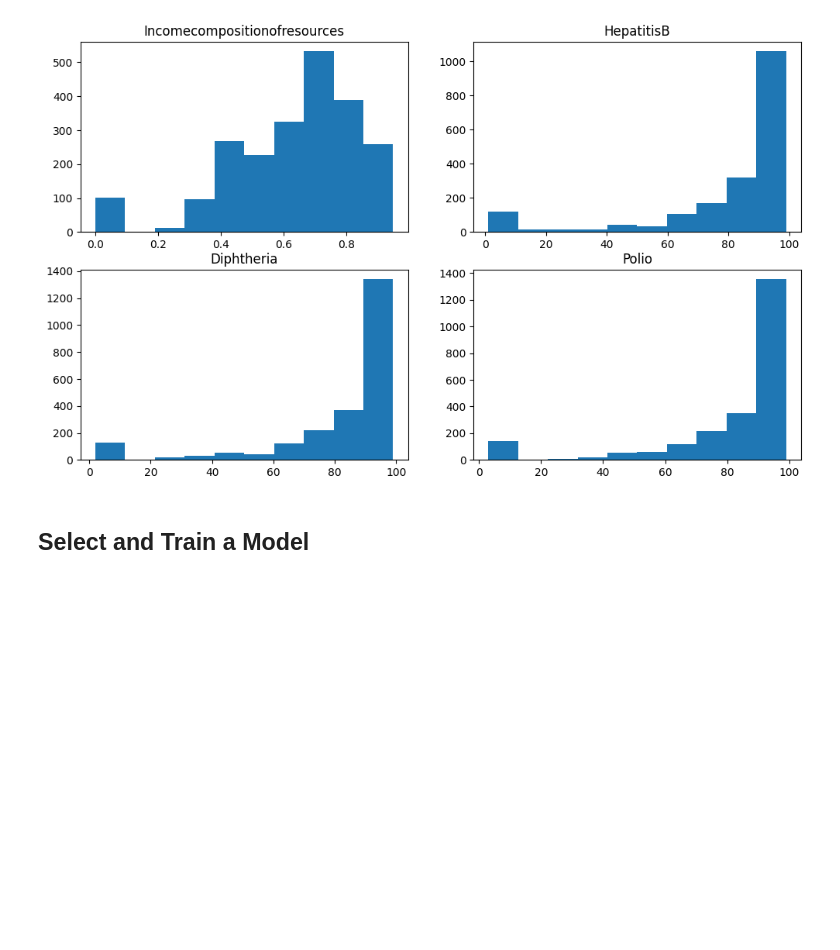
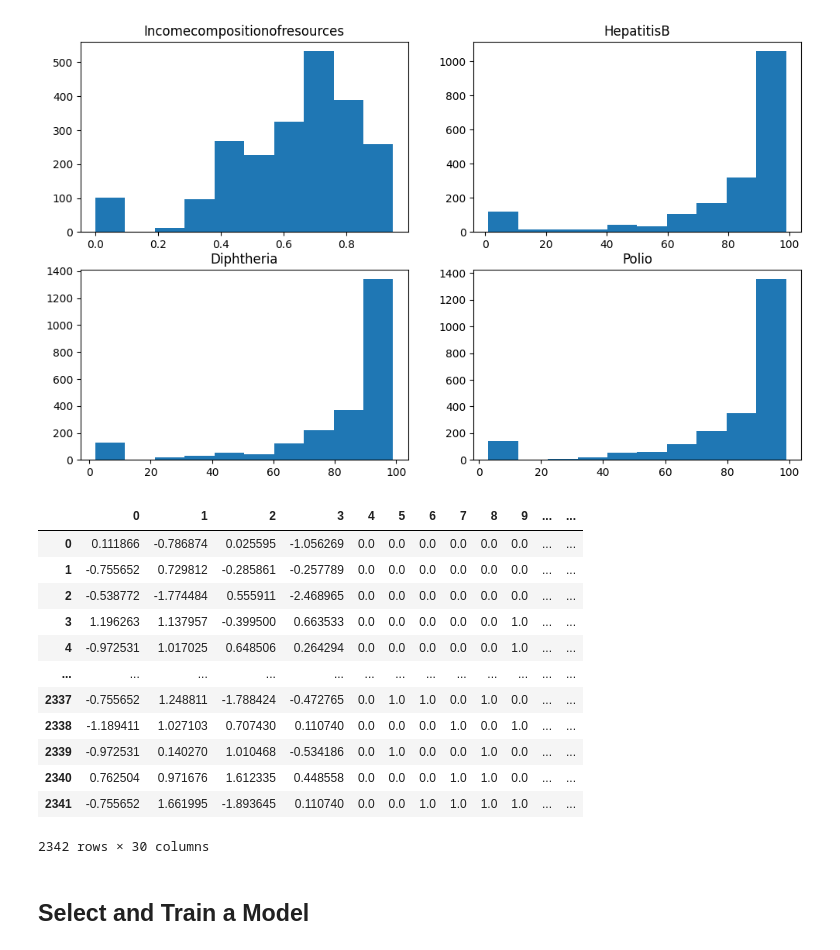
Before and after one commit to 10varun17/Life-Expectancy-Prediction-End-to-End, a Jupyter notebook: main.ipynb, the cells around one changed output. Cells and saved outputs as stored; diff of their text form; code cells hidden in the pictures; blank space fills up the shorter version.

Commit message:
Prepared the data for training the model

```diff
--- a/main.ipynb
+++ b/main.ipynb
@@ -615,5 +615,21 @@ full_pipeline = ColumnTransformer([
 ])
 # %%
 demographic_prepared = full_pipeline.fit_transform(demographic)
+# %%
+pd.DataFrame(demographic_prepared)
+# %% [output]
+|  | 0 | 1 | 2 | 3 | 4 | 5 | 6 | 7 | 8 | 9 | ... | ... |
+| 0 | 0.111866 | -0.786874 | 0.025595 | -1.056269 | 0.0 | 0.0 | 0.0 | 0.0 | 0.0 | 0.0 | ... | ... |
+| 1 | -0.755652 | 0.729812 | -0.285861 | -0.257789 | 0.0 | 0.0 | 0.0 | 0.0 | 0.0 | 0.0 | ... | ... |
+| 2 | -0.538772 | -1.774484 | 0.555911 | -2.468965 | 0.0 | 0.0 | 0.0 | 0.0 | 0.0 | 0.0 | ... | ... |
+| 3 | 1.196263 | 1.137957 | -0.399500 | 0.663533 | 0.0 | 0.0 | 0.0 | 0.0 | 0.0 | 1.0 | ... | ... |
+| 4 | -0.972531 | 1.017025 | 0.648506 | 0.264294 | 0.0 | 0.0 | 0.0 | 0.0 | 0.0 | 1.0 | ... | ... |
+| ... | ... | ... | ... | ... | ... | ... | ... | ... | ... | ... | ... | ... |
+| 2337 | -0.755652 | 1.248811 | -1.788424 | -0.472765 | 0.0 | 1.0 | 1.0 | 0.0 | 1.0 | 0.0 | ... | ... |
+| 2338 | -1.189411 | 1.027103 | 0.707430 | 0.110740 | 0.0 | 0.0 | 0.0 | 1.0 | 0.0 | 1.0 | ... | ... |
+| 2339 | -0.972531 | 0.140270 | 1.010468 | -0.534186 | 0.0 | 1.0 | 0.0 | 0.0 | 1.0 | 0.0 | ... | ... |
+| 2340 | 0.762504 | 0.971676 | 1.612335 | 0.448558 | 0.0 | 0.0 | 0.0 | 1.0 | 1.0 | 0.0 | ... | ... |
+| 2341 | -0.755652 | 1.661995 | -1.893645 | 0.110740 | 0.0 | 0.0 | 1.0 | 1.0 | 1.0 | 1.0 | ... | ... |
+2342 rows × 30 columns
 # %% [markdown]
 ## Select and Train a Model
```
Also changed, not shown: parts of 1 cell of this notebook.
